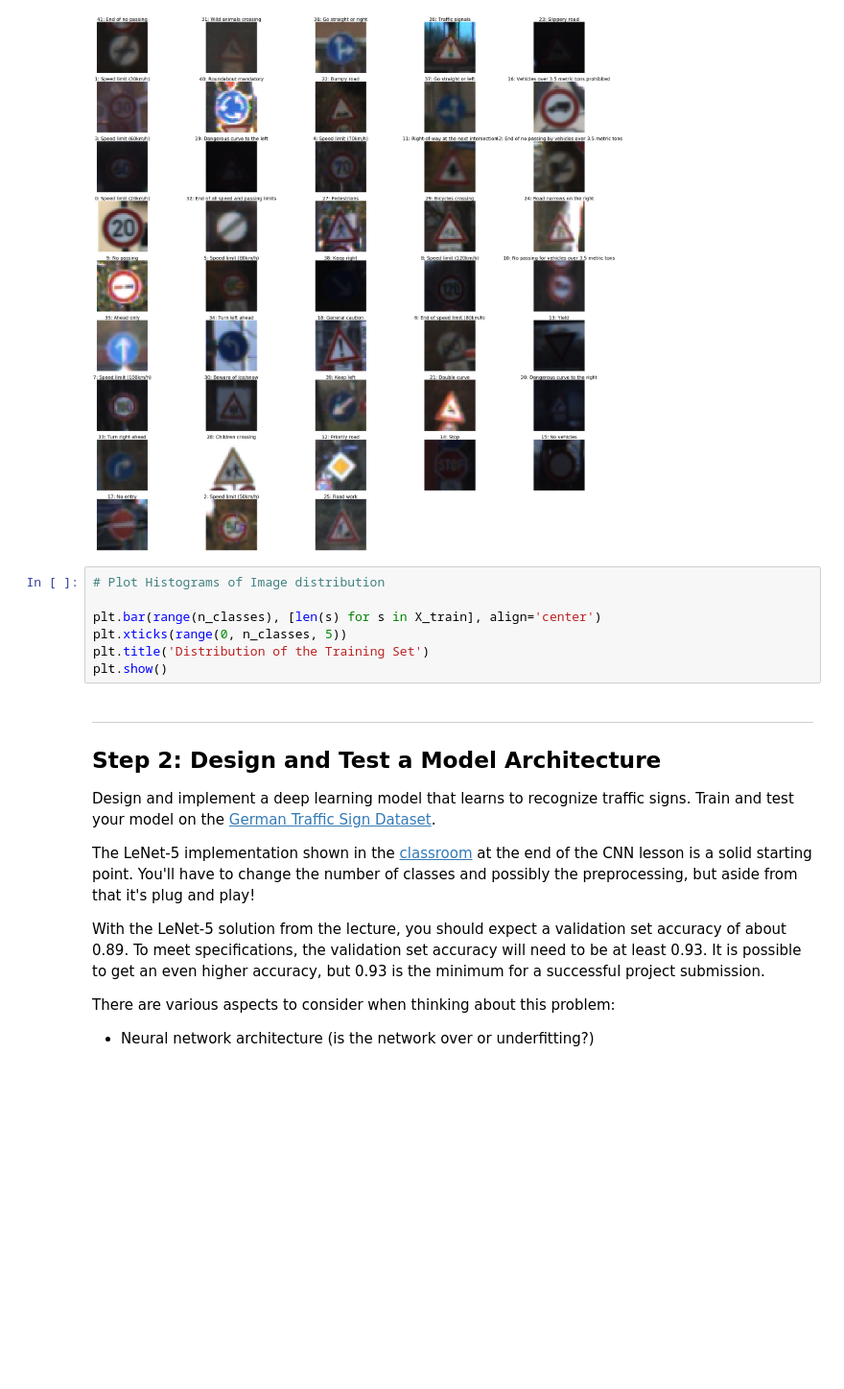
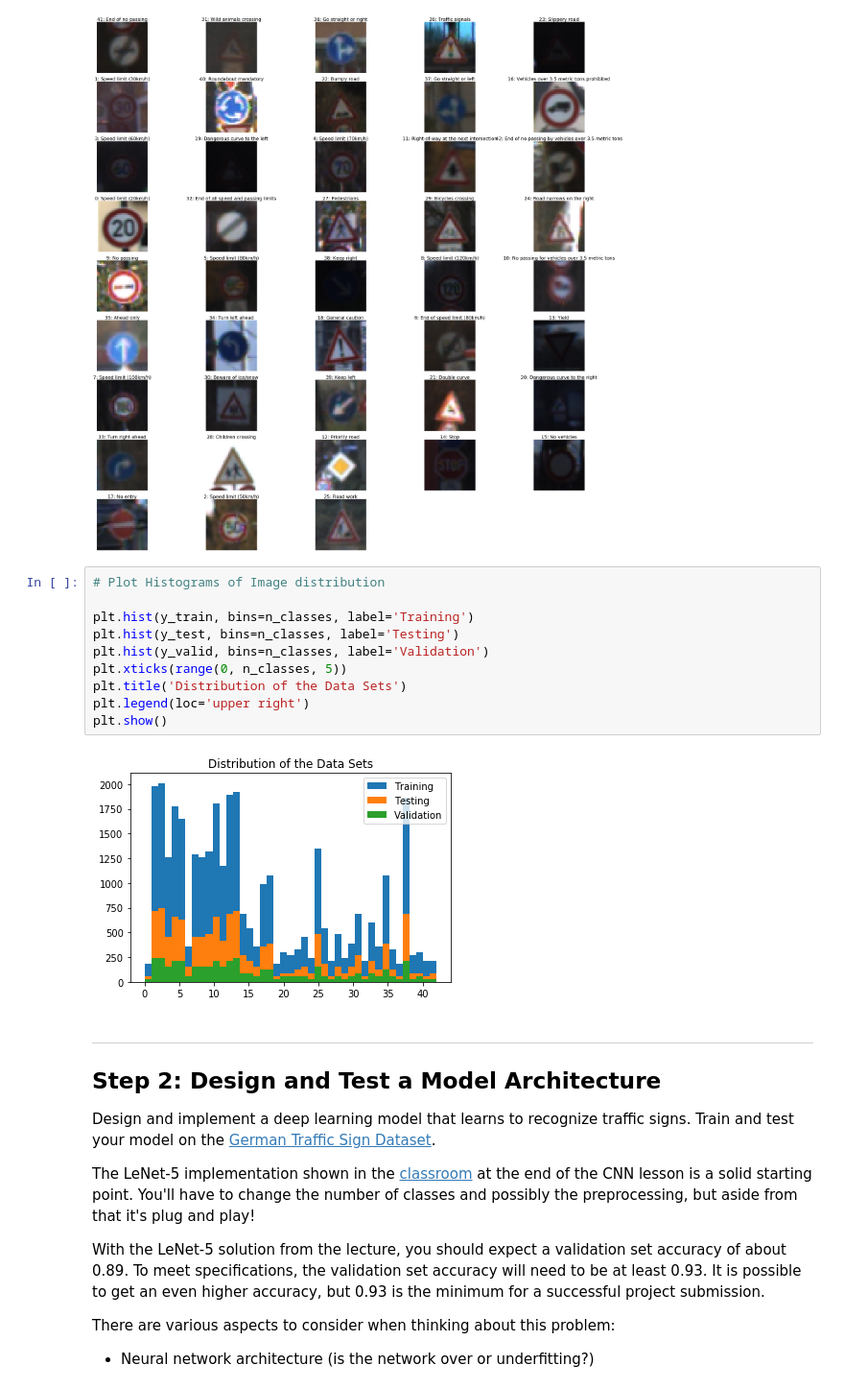
Before and after one commit to mikec-w/Udacity-CarND-Traffic-Sign-Classifier, a Jupyter notebook: Traffic_Sign_Classifier.ipynb, the cells around one changed output. Shown: that part at 96% size. Saved outputs shown, nothing was run; the diff lists cells and outputs as text; blank space fills up the shorter version.

```diff
--- a/Traffic_Sign_Classifier.ipynb
+++ b/Traffic_Sign_Classifier.ipynb
@@ -141,10 +141,15 @@ plt.tight_layout(pad=0., w_pad=0., h_pad=1.0)
 # %%
 # Plot Histograms of Image distribution
 
-plt.bar(range(n_classes), [len(s) for s in X_train], align='center')
+plt.hist(y_train, bins=n_classes, label='Training')
+plt.hist(y_test, bins=n_classes, label='Testing')
+plt.hist(y_valid, bins=n_classes, label='Validation')
 plt.xticks(range(0, n_classes, 5))
-plt.title('Distribution of the Training Set')
+plt.title('Distribution of the Data Sets')
+plt.legend(loc='upper right')
 plt.show()
+# %% [output]
+[figure, added]
 # %% [markdown]
 ----
 
```
Also changed, not shown: parts of 8 cells of this notebook, 6 other files.
